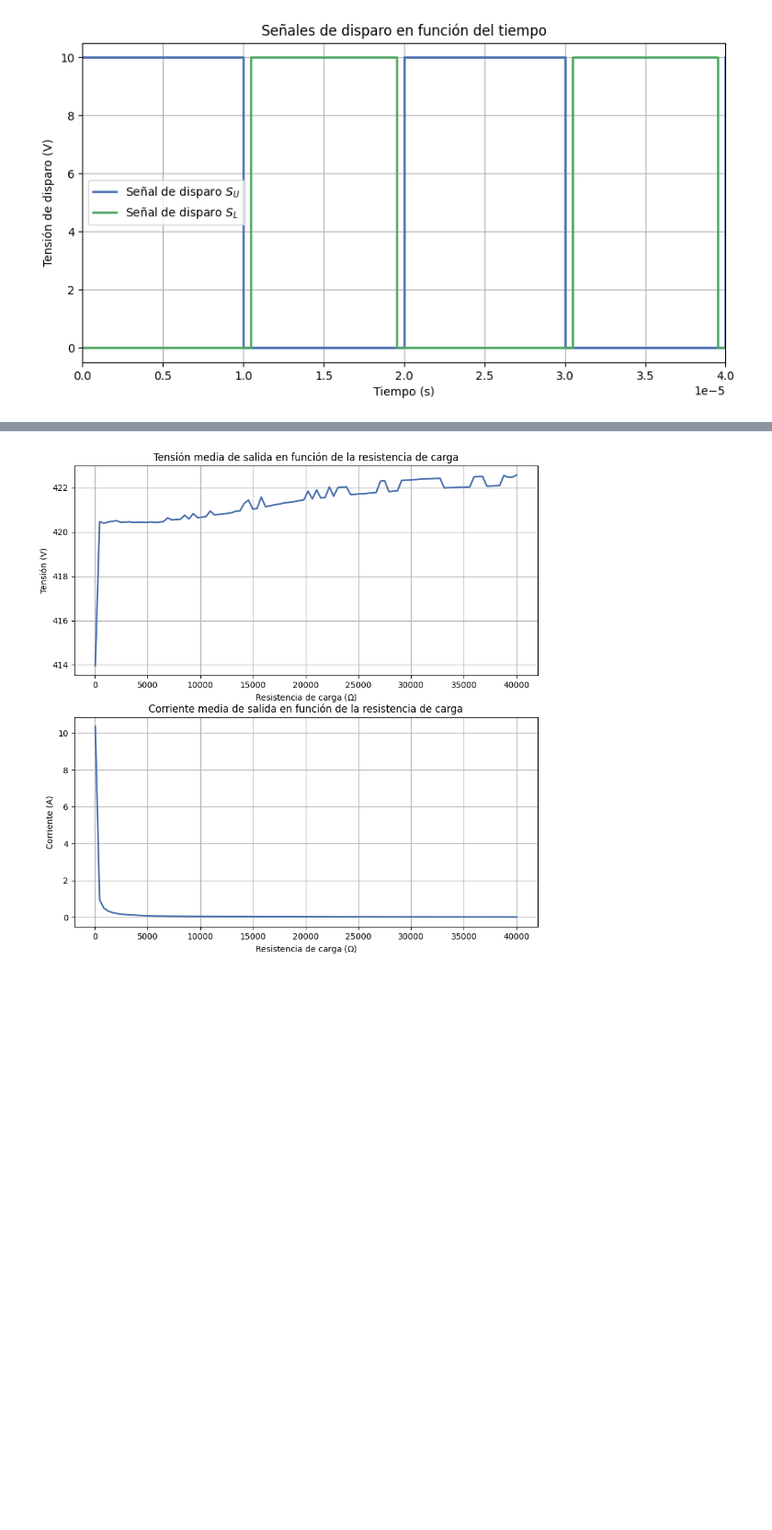
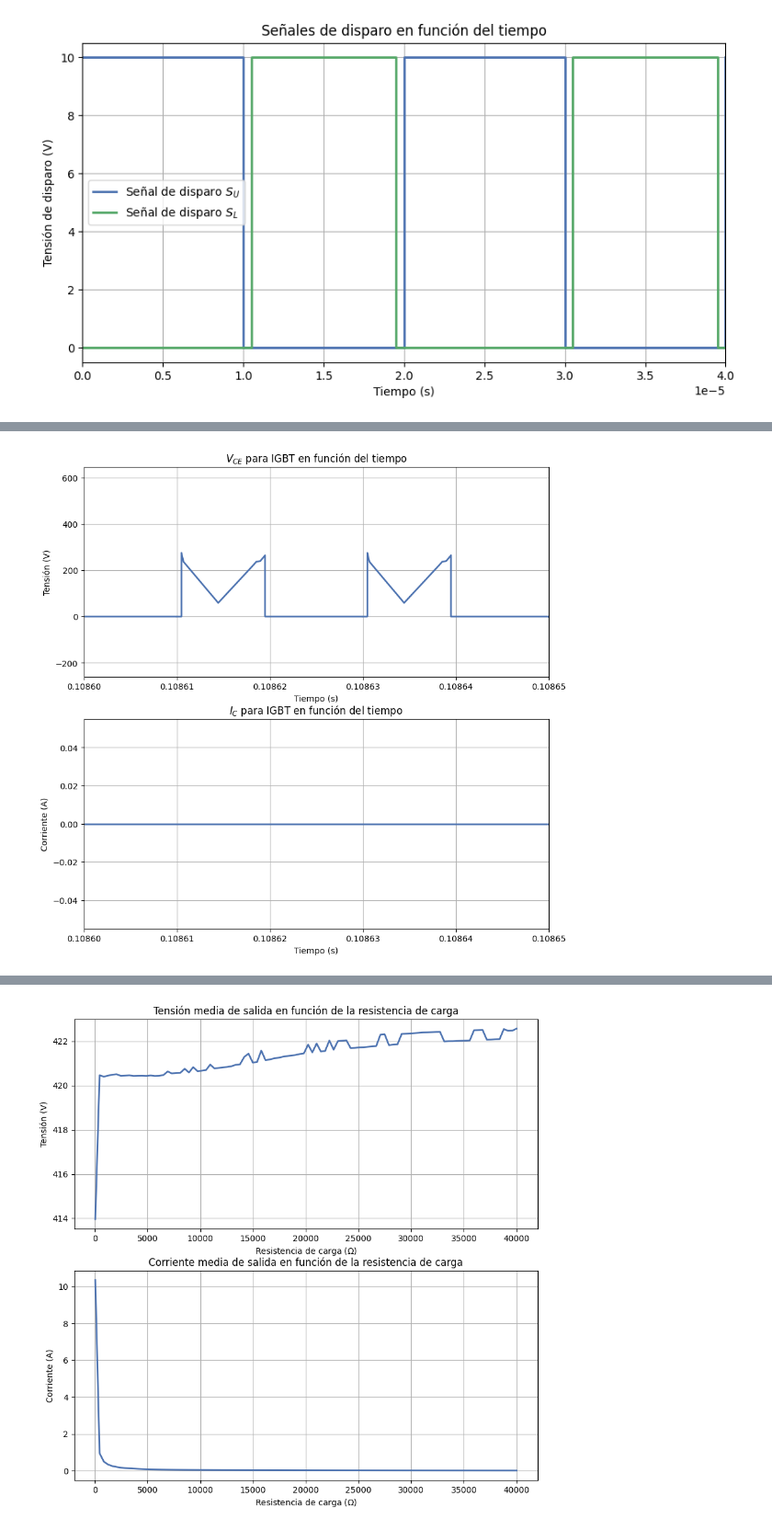
Before and after one commit to all5one-sudo/TFI_Electronica_Industrial, a Jupyter notebook: simulation_parameters.ipynb, the cells around one changed output, grey strips where cells are left out. Shown at 92% size. Cells and saved outputs as stored; diff of their text form; code cells hidden in the pictures; blank space fills up the shorter version.

```diff
--- a/simulation_parameters.ipynb
+++ b/simulation_parameters.ipynb
@@ -130,0 +166,19 @@ plt.savefig('salida_40.pdf')
+# %%
+plt.figure(figsize=(10,10))
+plt.subplot(2,1,1)
+plt.plot(time,values[8],linewidth=2)
+plt.ylabel('Tensión (V)')
+plt.xlabel('Tiempo (s)')
+plt.title('$V_{CE}$ para IGBT en función del tiempo')
+plt.grid(True)
+plt.xlim(1.0860e-1,1.0865e-1)
+plt.subplot(2,1,2)
+plt.plot(time,values[9],linewidth=2)
+plt.ylabel('Corriente (A)')
+plt.xlabel('Tiempo (s)')
+plt.title('$I_{C}$ para IGBT en función del tiempo')
+plt.grid(True)
+plt.xlim(1.0860e-1,1.0865e-1)
+plt.savefig('informe/informe_TFI/img/signal_IGBT.pdf')
+# %% [output]
+[figure, added]
```
Also changed, not shown: parts of 9 cells of this notebook, 35 other files.
